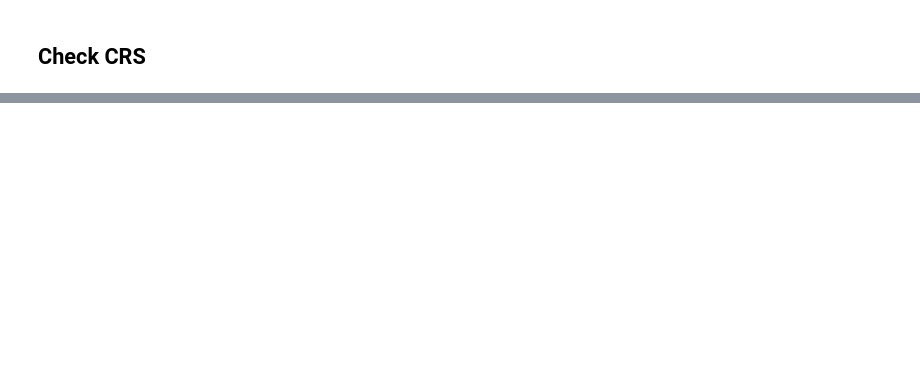
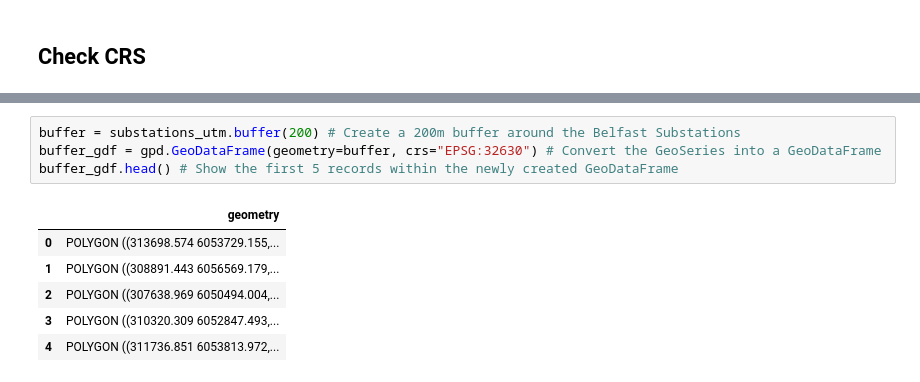
Before and after one commit to tenerk/EV_Analysis, a Jupyter notebook: EV_Analysis.ipynb, the cells around one changed output, grey strips where cells are left out. Drawn from its saved outputs; the diff is of its cells as text; blank space fills up the shorter version.

```diff
--- a/EV_Analysis.ipynb
+++ b/EV_Analysis.ipynb
@@ -37,0 +57,11 @@ EVcharging_wgs = EVcharging.to_crs(epsg=3857)
+# %%
+buffer = substations_utm.buffer(200) # Create a 200m buffer around the Belfast Substations
+buffer_gdf = gpd.GeoDataFrame(geometry=buffer, crs="EPSG:32630") # Convert the GeoSeries into a GeoDataFrame
+buffer_gdf.head() # Show the first 5 records within the newly created GeoDataFrame
+# %% [output]
+|  | geometry |
+| 0 | POLYGON ((313698.574 6053729.155,... |
+| 1 | POLYGON ((308891.443 6056569.179,... |
+| 2 | POLYGON ((307638.969 6050494.004,... |
+| 3 | POLYGON ((310320.309 6052847.493,... |
+| 4 | POLYGON ((311736.851 6053813.972,... |
```
Also changed, not shown: parts of 25 cells of this notebook.
